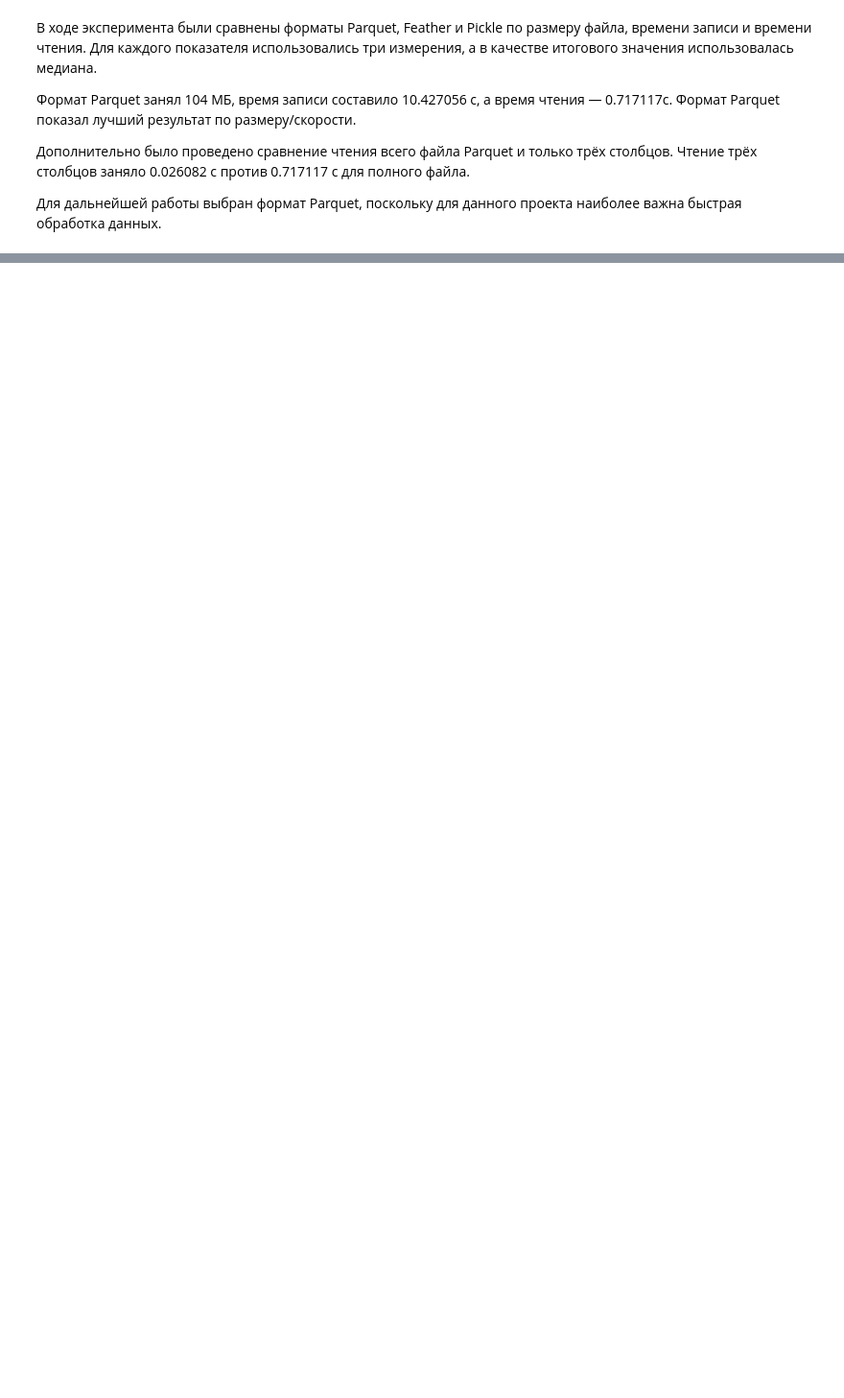
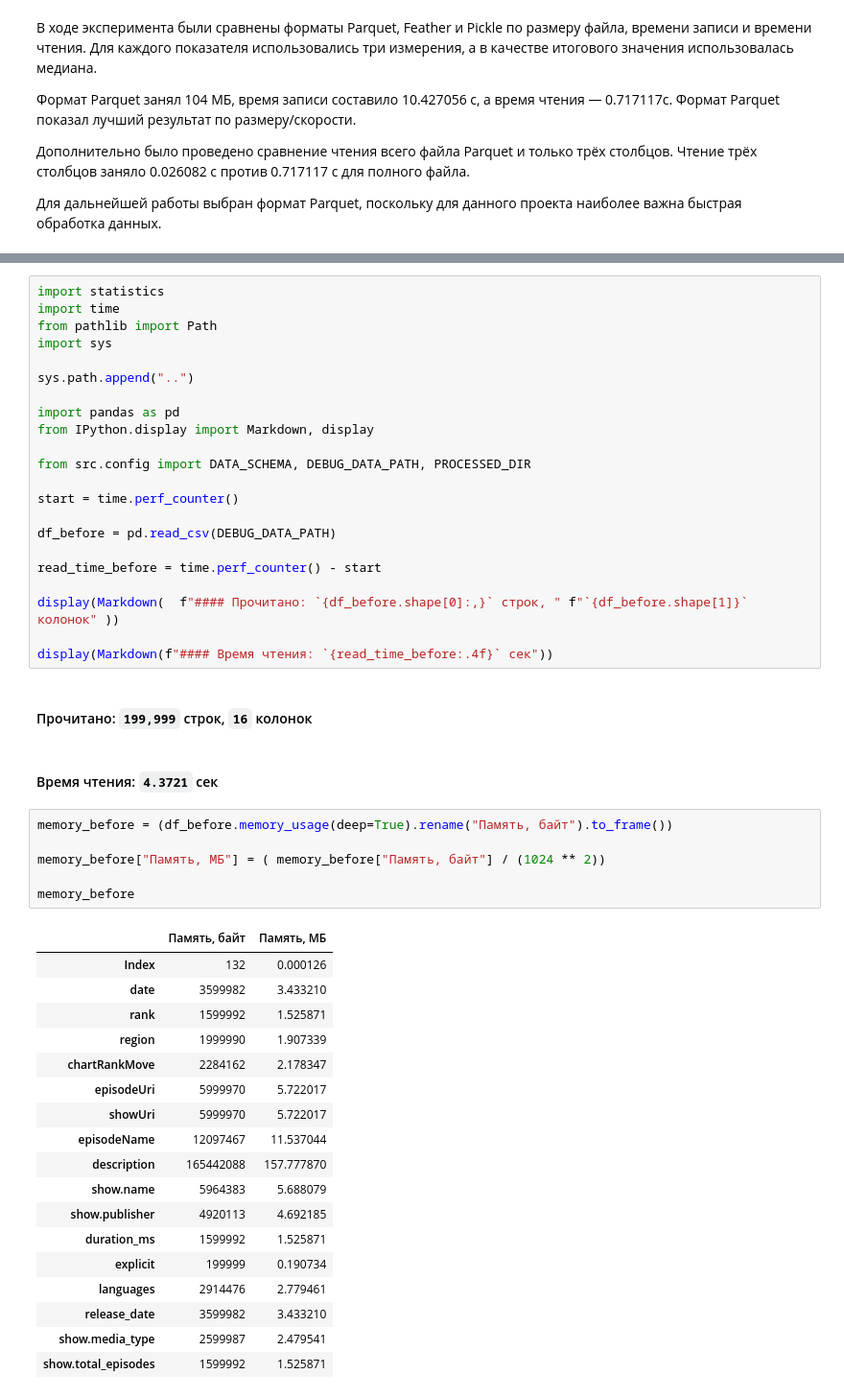
Before and after one commit to haeozo/Data, a Jupyter notebook: notebooks/01_overview.ipynb, the cells around one changed output, grey strips where cells are left out. Shown at 96% size. Saved outputs shown, nothing was run; the diff lists cells and outputs as text; blank space fills up the shorter version.

```diff
--- a/notebooks/01_overview.ipynb
+++ b/notebooks/01_overview.ipynb
@@ -206,0 +223,50 @@ plt.show()
+# %%
+import statistics
+import time
+from pathlib import Path
+import sys
+
+sys.path.append("..")
+
+import pandas as pd
+from IPython.display import Markdown, display
+
+from src.config import DATA_SCHEMA, DEBUG_DATA_PATH, PROCESSED_DIR
+
+start = time.perf_counter()
+
+df_before = pd.read_csv(DEBUG_DATA_PATH)
+
+read_time_before = time.perf_counter() - start
+
+display(Markdown(  f"#### Прочитано: `{df_before.shape[0]:,}` строк, " f"`{df_before.shape[1]}` колонок" ))
+
+display(Markdown(f"#### Время чтения: `{read_time_before:.4f}` сек"))
+# %% [output]
+#### Прочитано: `199,999` строк, `16` колонок
+#### Время чтения: `4.3721` сек
+# %%
+memory_before = (df_before.memory_usage(deep=True).rename("Память, байт").to_frame())
+
+memory_before["Память, МБ"] = ( memory_before["Память, байт"] / (1024 ** 2))
+
+memory_before
+# %% [output]
+|  | Память, байт | Память, МБ |
+| Index | 132 | 0.000126 |
+| date | 3599982 | 3.433210 |
+| rank | 1599992 | 1.525871 |
+| region | 1999990 | 1.907339 |
+| chartRankMove | 2284162 | 2.178347 |
+| episodeUri | 5999970 | 5.722017 |
+| showUri | 5999970 | 5.722017 |
+| episodeName | 12097467 | 11.537044 |
+| description | 165442088 | 157.777870 |
+| show.name | 5964383 | 5.688079 |
+| show.publisher | 4920113 | 4.692185 |
+| duration_ms | 1599992 | 1.525871 |
+| explicit | 199999 | 0.190734 |
+| languages | 2914476 | 2.779461 |
+| release_date | 3599982 | 3.433210 |
+| show.media_type | 2599987 | 2.479541 |
+| show.total_episodes | 1599992 | 1.525871 |
```
Also changed, not shown: parts of 31 cells of this notebook.
